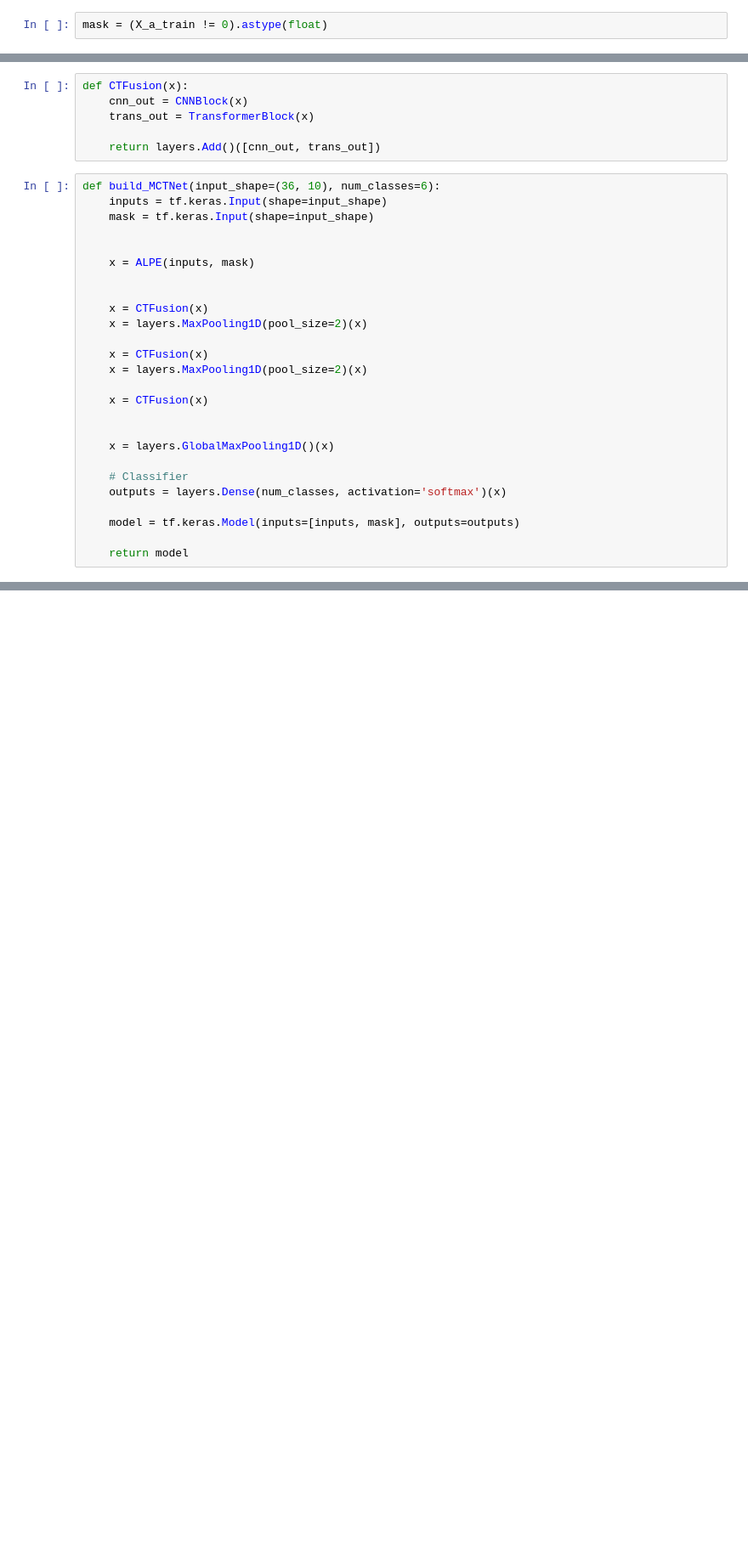
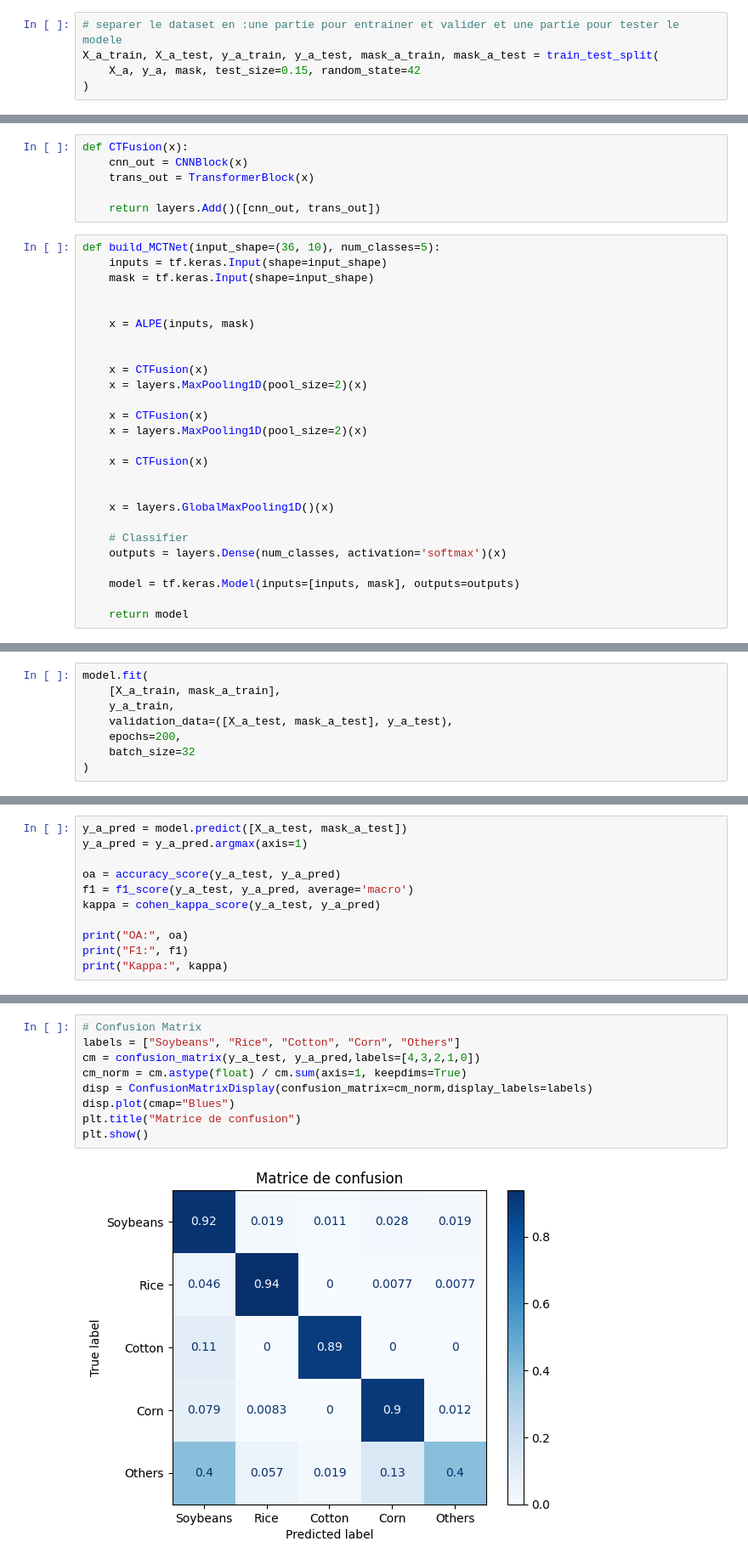
Before and after one commit to Zayazemirline/projectReseauDeNeurones-ML-, a Jupyter notebook: MCTNet.ipynb, the cells around one changed output, grey strips where cells are left out. Shown at 85% size. Saved outputs shown, nothing was run; the diff lists cells and outputs as text; blank space fills up the shorter version.

```diff
--- a/MCTNet.ipynb
+++ b/MCTNet.ipynb
@@ -123,5 +151,8 @@ X_a_train, X_a_test, y_a_train, y_a_test = train_test_split(X_a, y_a, test_size=
 # %%
-mask = (X_a_train != 0).astype(float)
+# separer le dataset en :une partie pour entrainer et valider et une partie pour tester le modele
+X_a_train, X_a_test, y_a_train, y_a_test, mask_a_train, mask_a_test = train_test_split(
+    X_a, y_a, mask, test_size=0.15, random_state=42
+)
 # %%
 
 #Le CNN
@@ -181,7 +211,7 @@ def CTFusion(x):
 
     return layers.Add()([cnn_out, trans_out])
 # %%
-def build_MCTNet(input_shape=(36, 10), num_classes=6):
+def build_MCTNet(input_shape=(36, 10), num_classes=5):
     inputs = tf.keras.Input(shape=input_shape)
     mask = tf.keras.Input(shape=input_shape)
 
@@ -218,0 +271,8 @@ model.summary()
+# %%
+model.fit(
+    [X_a_train, mask_a_train],
+    y_a_train,
+    validation_data=([X_a_test, mask_a_test], y_a_test),
+    epochs=200,
+    batch_size=32
+)
@@ -218,0 +300,11 @@ model.summary()
+# %%
+y_a_pred = model.predict([X_a_test, mask_a_test])
+y_a_pred = y_a_pred.argmax(axis=1)
+
+oa = accuracy_score(y_a_test, y_a_pred)
+f1 = f1_score(y_a_test, y_a_pred, average='macro')
+kappa = cohen_kappa_score(y_a_test, y_a_pred)
+
+print("OA:", oa)
+print("F1:", f1)
+print("Kappa:", kappa)
@@ -218,0 +316,11 @@ model.summary()
+# %%
+# Confusion Matrix
+labels = ["Soybeans", "Rice", "Cotton", "Corn", "Others"]
+cm = confusion_matrix(y_a_test, y_a_pred,labels=[4,3,2,1,0])
+cm_norm = cm.astype(float) / cm.sum(axis=1, keepdims=True)
+disp = ConfusionMatrixDisplay(confusion_matrix=cm_norm,display_labels=labels)
+disp.plot(cmap="Blues")
+plt.title("Matrice de confusion")
+plt.show()
+# %% [output]
+[figure, added]
```
Also changed, not shown: parts of 11 cells of this notebook.
